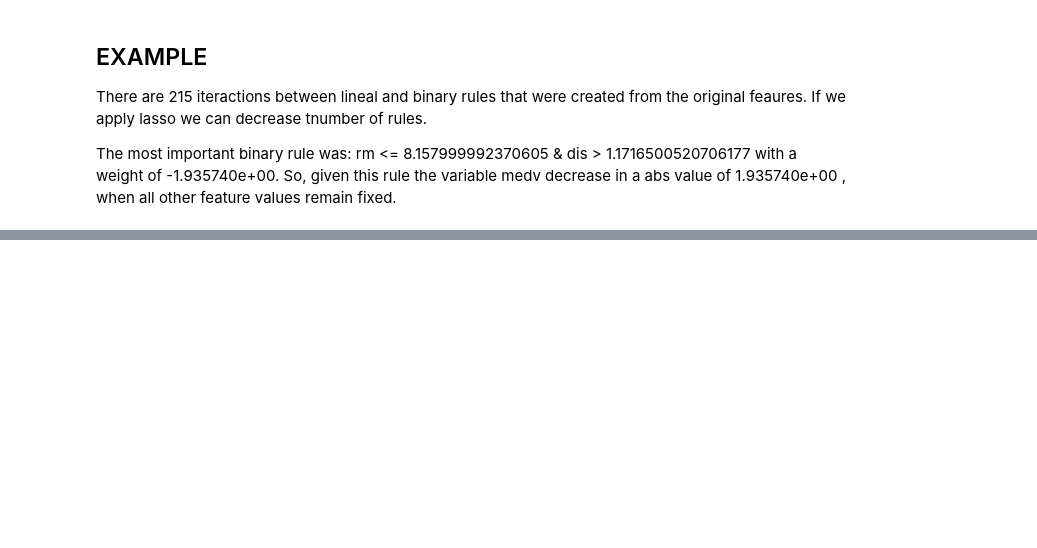
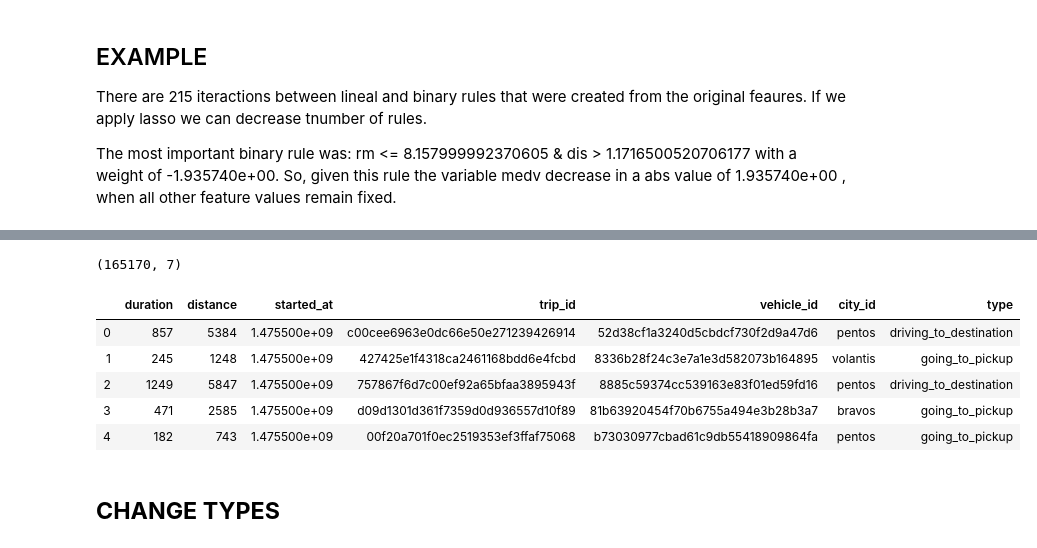
Before and after one commit to erikapat/ML_ALGORITHMS_TEST, a Jupyter notebook: RuleFit/RuleFit.ipynb, the cells around one changed output, grey strips where cells are left out. Drawn from its saved outputs; the diff is of its cells as text; code cells hidden in the pictures; blank space fills up the shorter version.

```diff
--- a/RuleFit/RuleFit.ipynb
+++ b/RuleFit/RuleFit.ipynb
@@ -115,0 +109,13 @@ rules
+# %%
+from pyspark import SparkContext
+from pyspark.sql import SQLContext
+import os
+
+APP_NAME = 'pyspark_python'
+MASTER = 'local[*]'
+
+sc = SparkContext('local', 'Spark SQL')
+sqlc = SQLContext(sc)
+
+path = os.getcwd()
+file = (f'{path}/data/intervals_challenge.json')
@@ -115,0 +133,9 @@ rules
+# %%
+# LOAD DATA -> WE USE SPARK, BECAUSE IS EASY AND FAST.
+df = sqlc.read.json(file)
+# this creates a view of the json dataset
+df.createOrReplaceTempView("json_view")
+# issue the SQL query to select only the 'text' field
+dataset = sqlc.sql("select duration, distance, started_at, trip_id, vehicle_id, city_id, type from json_view")
+# show some output
+dataset.show()
@@ -115,0 +160,15 @@ rules
+# %%
+#transform to pandas
+print(dataset.toPandas().shape)
+dataset = dataset.toPandas()
+dataset.head()
+# %% [output]
+(165170, 7)
+|  | duration | distance | started_at | trip_id | vehicle_id | city_id | type |
+| 0 | 857 | 5384 | 1.475500e+09 | c00cee6963e0dc66e50e271239426914 | 52d38cf1a3240d5cbdcf730f2d9a47d6 | pentos | driving_to_destination |
+| 1 | 245 | 1248 | 1.475500e+09 | 427425e1f4318ca2461168bdd6e4fcbd | 8336b28f24c3e7a1e3d582073b164895 | volantis | going_to_pickup |
+| 2 | 1249 | 5847 | 1.475500e+09 | 757867f6d7c00ef92a65bfaa3895943f | 8885c59374cc539163e83f01ed59fd16 | pentos | driving_to_destination |
+| 3 | 471 | 2585 | 1.475500e+09 | d09d1301d361f7359d0d936557d10f89 | 81b63920454f70b6755a494e3b28b3a7 | bravos | going_to_pickup |
+| 4 | 182 | 743 | 1.475500e+09 | 00f20a701f0ec2519353ef3ffaf75068 | b73030977cbad61c9db55418909864fa | pentos | going_to_pickup |
+# %% [markdown]
+## **CHANGE TYPES**
```
Also changed, not shown: parts of 25 cells of this notebook, 3 other files.
